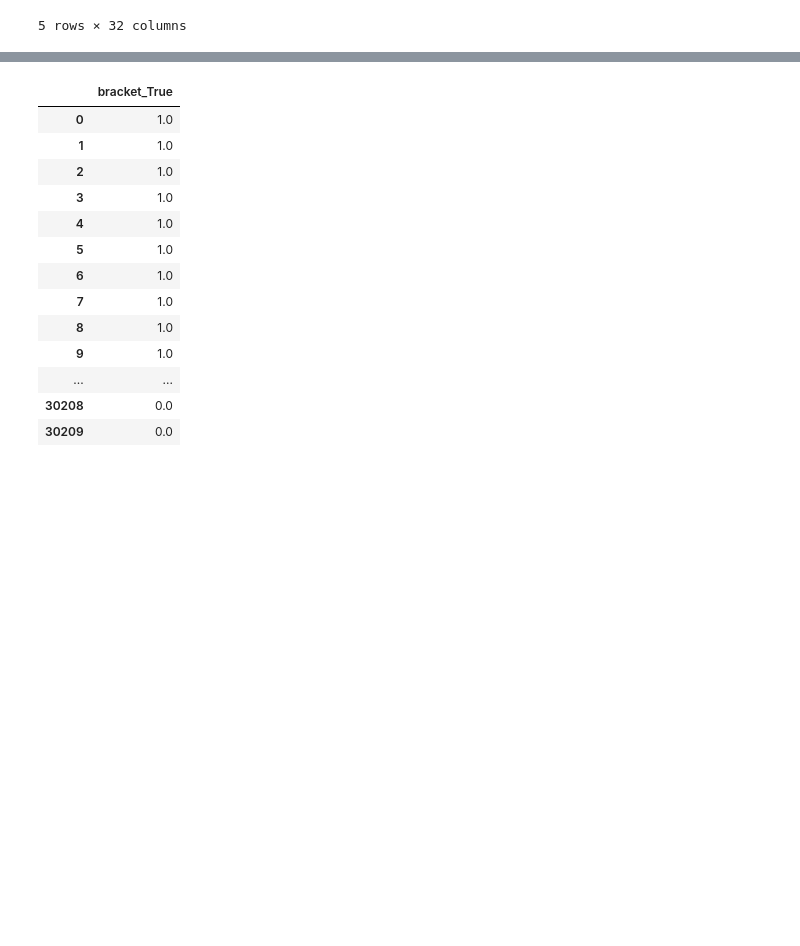
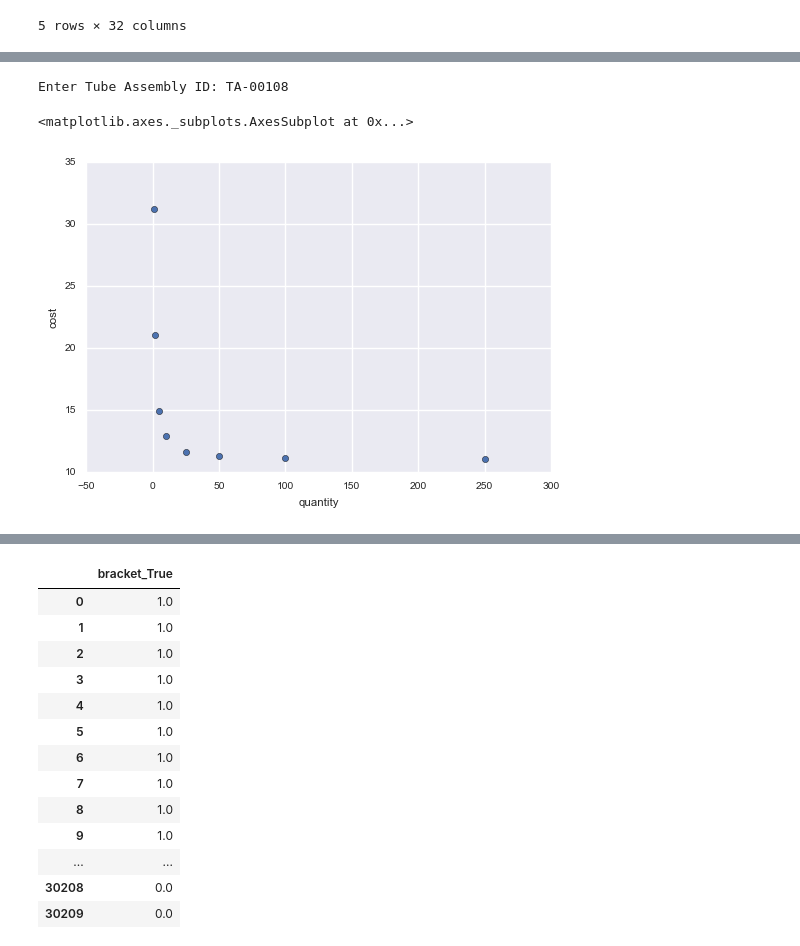
Before and after one commit to harinderbhasin/DataMining, a Jupyter notebook: Caterpillar_EDA.ipynb, the cells around one changed output, grey strips where cells are left out. Saved outputs shown, nothing was run; the diff lists cells and outputs as text; code cells hidden in the pictures; blank space fills up the shorter version.

Commit message:
Added Visualization
Scatter plots, box plots, and pair plot

```diff
--- a/Caterpillar_EDA.ipynb
+++ b/Caterpillar_EDA.ipynb
@@ -4,6 +4,7 @@ import pandas as pd
 import numpy as np
 import matplotlib.pyplot as plt
 import seaborn as sns
+from scipy.optimize import curve_fit
 
 df = pd.read_csv('/Users/GS7271/Documents/MSDS7331/Project/train_set.csv')
 
@@ -27,7 +28,7 @@ df['end_x_2x']=df['end_x_2x'].astype('bool')
 continuous_features = ['cost', 'diameter', 'wall', 'length', 'bend_radius']
 categ_features = ['tube_assembly_id', 'supplier', 'spec1', 'spec2', 'spec3', 'spec4', 'spec5', 'spec6', 'spec7', 'spec8', 'spec9', 'material_id','end_a', 'end_x']
 boolean_features = ['bracket_pricing','end_a_1x', 'end_a_2x', 'end_x_1x', 'end_x_2x']
-integer_features = ['annual_usage', 'min_order_quantity', 'quantity', 'num_bends', 'num_boss', 'num_bracket', 'other']
+integer_features = ['annual_usage', 'quantity', 'min_order_quantity', 'num_bends', 'num_boss', 'num_bracket', 'other']
 
 df[integer_features] = df[integer_features].astype(np.int64)
 
@@ -71,3 +72,11 @@ df.describe()
 | 50% | 0.000000 | 0.000000 | 10.000000 | 6.521146 | 12.700000 | 1.240000 | 86.000000 | 3.000000 | ... |
 | 75% | 2.000000 | 0.000000 | 40.000000 | 13.431781 | 19.050000 | 1.650000 | 133.000000 | 5.000000 | ... |
 | max | 150000.000000 | 535.000000 | 2500.000000 | 1000.000000 | 203.200000 | 7.900000 | 1333.000000 | 17.000000 | ... |
+# %%
+input_tube_assembly = raw_input('Enter Tube Assembly ID: ')
+
+df[df.tube_assembly_id == input_tube_assembly].plot.scatter(x = 'quantity', y = 'cost')
+# %% [output]
+Enter Tube Assembly ID: TA-00108
+<matplotlib.axes._subplots.AxesSubplot at 0x...>
+[figure, added]
```
Also changed, not shown: parts of 23 cells of this notebook.
